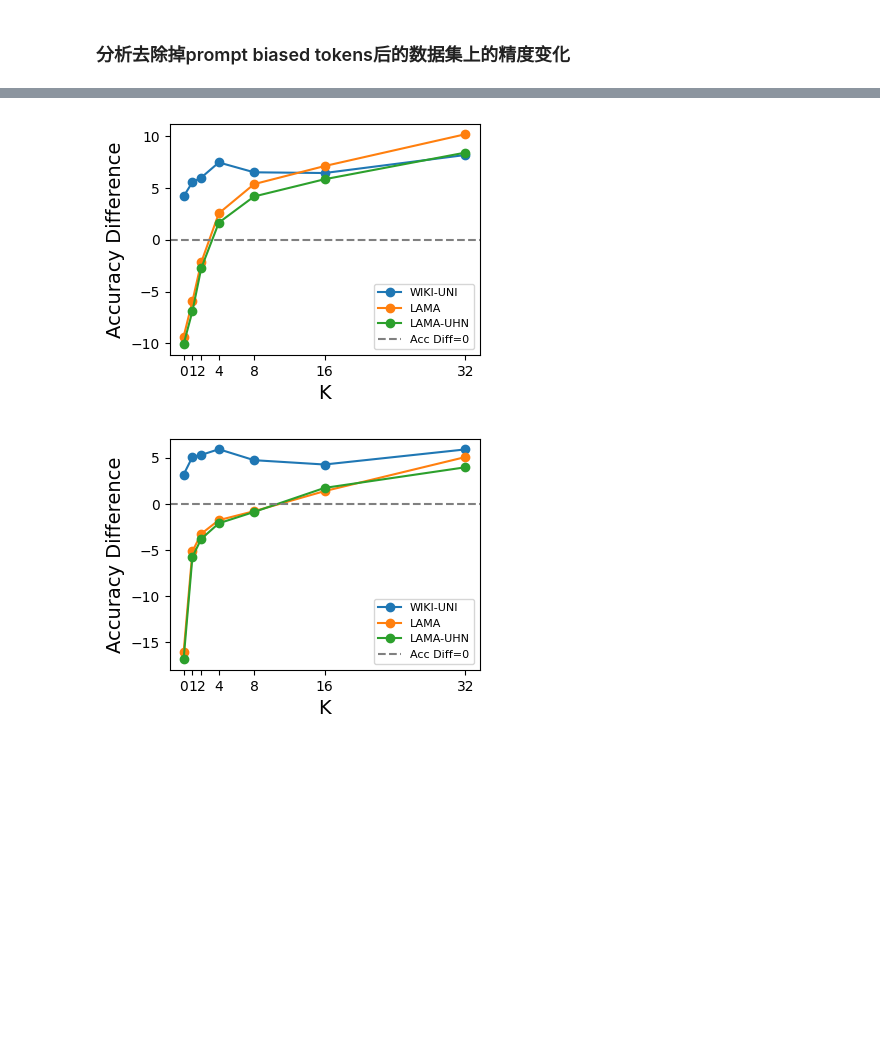
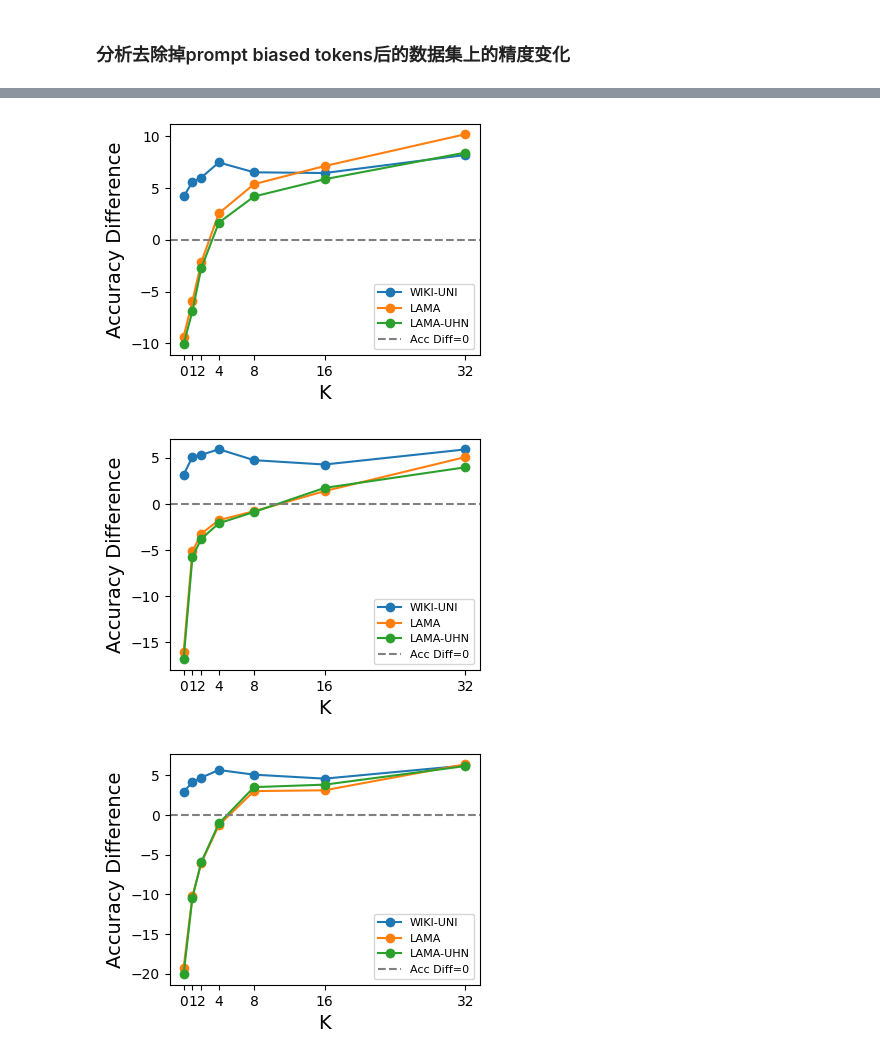
Before and after one commit to FelliYang/PromptBias, a Jupyter notebook: code/analysis/filter_out_biased_tokens.ipynb, the cells around one changed output, grey strips where cells are left out. Saved outputs shown, nothing was run; the diff lists cells and outputs as text; code cells hidden in the pictures; blank space fills up the shorter version.

```diff
--- a/code/analysis/filter_out_biased_tokens.ipynb
+++ b/code/analysis/filter_out_biased_tokens.ipynb
@@ -61,7 +63,11 @@ def show_acc_variance(root_dir, model, prompt):
         with open(data_dir) as f:
             data = json.load(f)
         for dataset in draw_datasets.keys():
-            meta = data[model][dataset][prompt]
+            if prompt == 'optiprompt':
+                key = 'optiprompt_5'
+            else:
+                key = prompt
+            meta = data[model][dataset][key]
             diff = round((meta["P_d"] - meta["P"]) * 100, 2)
             draw_datasets[dataset].append(diff)
 
@@ -192,9 +187,11 @@ LAMA-WHU
 # %%
 root_dir = "/mnt/code/users/xuziyang/PromptBias/results"
 show_acc_variance(root_dir, "bert-base-cased", "LAMA")
 show_acc_variance(root_dir, "bert-base-cased", "LPAQA")
 show_acc_variance(root_dir, "bert-base-cased", "AutoPrompt")
+show_acc_variance(root_dir, "bert-base-cased", "optiprompt")
 # %% [output]
 [figure]
 [figure]
 [figure]
+[figure, added]
```
Also changed, not shown: parts of 4 cells of this notebook, 3 other files.
